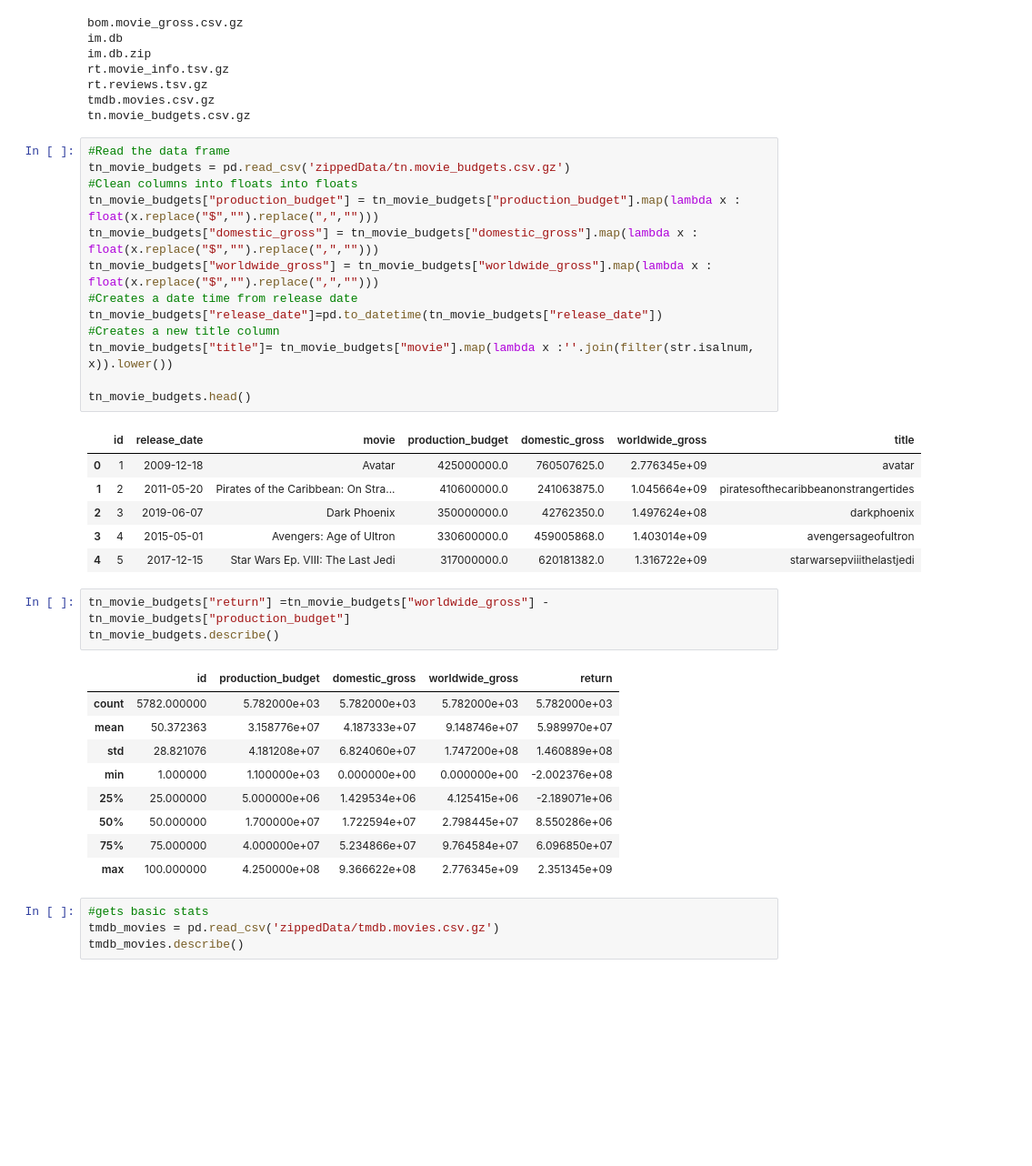
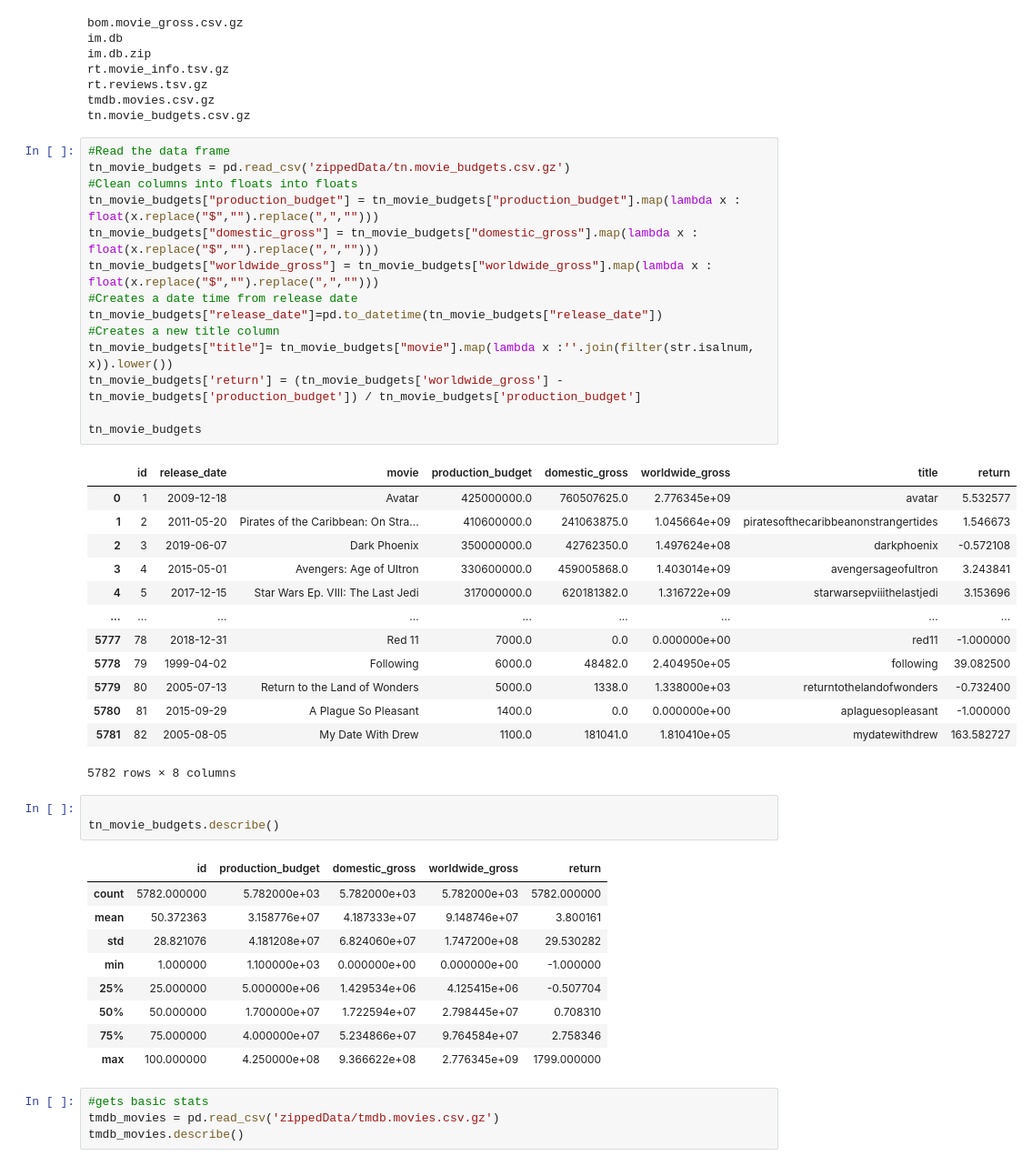
Before and after one commit to racday/ai-capstone, a Jupyter notebook: index.ipynb, the cells around one changed output. Shown at 91% size. Cells and saved outputs as stored; diff of their text form; blank space fills up the shorter version.

```diff
--- a/index.ipynb
+++ b/index.ipynb
@@ -28,36 +28,44 @@ tn.movie_budgets.csv.gz
 # %%
 #Read the data frame
 tn_movie_budgets = pd.read_csv('zippedData/tn.movie_budgets.csv.gz')
 #Clean columns into floats into floats
 tn_movie_budgets["production_budget"] = tn_movie_budgets["production_budget"].map(lambda x : float(x.replace("$","").replace(",","")))
 tn_movie_budgets["domestic_gross"] = tn_movie_budgets["domestic_gross"].map(lambda x : float(x.replace("$","").replace(",","")))
 tn_movie_budgets["worldwide_gross"] = tn_movie_budgets["worldwide_gross"].map(lambda x : float(x.replace("$","").replace(",","")))
 #Creates a date time from release date
 tn_movie_budgets["release_date"]=pd.to_datetime(tn_movie_budgets["release_date"])
 #Creates a new title column
 tn_movie_budgets["title"]= tn_movie_budgets["movie"].map(lambda x :''.join(filter(str.isalnum, x)).lower())
+tn_movie_budgets['return'] = (tn_movie_budgets['worldwide_gross'] - tn_movie_budgets['production_budget']) / tn_movie_budgets['production_budget']
 
-tn_movie_budgets.head()
+tn_movie_budgets
 # %% [output]
-|  | id | release_date | movie | production_budget | domestic_gross | worldwide_gross | title |
-| 0 | 1 | 2009-12-18 | Avatar | 425000000.0 | 760507625.0 | 2.776345e+09 | avatar |
-| 1 | 2 | 2011-05-20 | Pirates of the Caribbean: On Stra... | 410600000.0 | 241063875.0 | 1.045664e+09 | piratesofthecaribbeanonstrangertides |
-| 2 | 3 | 2019-06-07 | Dark Phoenix | 350000000.0 | 42762350.0 | 1.497624e+08 | darkphoenix |
-| 3 | 4 | 2015-05-01 | Avengers: Age of Ultron | 330600000.0 | 459005868.0 | 1.403014e+09 | avengersageofultron |
-| 4 | 5 | 2017-12-15 | Star Wars Ep. VIII: The Last Jedi | 317000000.0 | 620181382.0 | 1.316722e+09 | starwarsepviiithelastjedi |
+|  | id | release_date | movie | production_budget | domestic_gross | worldwide_gross | title | return |
+| 0 | 1 | 2009-12-18 | Avatar | 425000000.0 | 760507625.0 | 2.776345e+09 | avatar | 5.532577 |
+| 1 | 2 | 2011-05-20 | Pirates of the Caribbean: On Stra... | 410600000.0 | 241063875.0 | 1.045664e+09 | piratesofthecaribbeanonstrangertides | 1.546673 |
+| 2 | 3 | 2019-06-07 | Dark Phoenix | 350000000.0 | 42762350.0 | 1.497624e+08 | darkphoenix | -0.572108 |
+| 3 | 4 | 2015-05-01 | Avengers: Age of Ultron | 330600000.0 | 459005868.0 | 1.403014e+09 | avengersageofultron | 3.243841 |
+| 4 | 5 | 2017-12-15 | Star Wars Ep. VIII: The Last Jedi | 317000000.0 | 620181382.0 | 1.316722e+09 | starwarsepviiithelastjedi | 3.153696 |
+| ... | ... | ... | ... | ... | ... | ... | ... | ... |
+| 5777 | 78 | 2018-12-31 | Red 11 | 7000.0 | 0.0 | 0.000000e+00 | red11 | -1.000000 |
+| 5778 | 79 | 1999-04-02 | Following | 6000.0 | 48482.0 | 2.404950e+05 | following | 39.082500 |
+| 5779 | 80 | 2005-07-13 | Return to the Land of Wonders | 5000.0 | 1338.0 | 1.338000e+03 | returntothelandofwonders | -0.732400 |
+| 5780 | 81 | 2015-09-29 | A Plague So Pleasant | 1400.0 | 0.0 | 0.000000e+00 | aplaguesopleasant | -1.000000 |
+| 5781 | 82 | 2005-08-05 | My Date With Drew | 1100.0 | 181041.0 | 1.810410e+05 | mydatewithdrew | 163.582727 |
+5782 rows × 8 columns
-# %%
-tn_movie_budgets["return"] =tn_movie_budgets["worldwide_gross"] -  tn_movie_budgets["production_budget"]
-tn_movie_budgets.describe()
-# %% [output]
-|  | id | production_budget | domestic_gross | worldwide_gross | return |
-| count | 5782.000000 | 5.782000e+03 | 5.782000e+03 | 5.782000e+03 | 5.782000e+03 |
-| mean | 50.372363 | 3.158776e+07 | 4.187333e+07 | 9.148746e+07 | 5.989970e+07 |
-| std | 28.821076 | 4.181208e+07 | 6.824060e+07 | 1.747200e+08 | 1.460889e+08 |
-| min | 1.000000 | 1.100000e+03 | 0.000000e+00 | 0.000000e+00 | -2.002376e+08 |
-| 25% | 25.000000 | 5.000000e+06 | 1.429534e+06 | 4.125415e+06 | -2.189071e+06 |
-| 50% | 50.000000 | 1.700000e+07 | 1.722594e+07 | 2.798445e+07 | 8.550286e+06 |
-| 75% | 75.000000 | 4.000000e+07 | 5.234866e+07 | 9.764584e+07 | 6.096850e+07 |
-| max | 100.000000 | 4.250000e+08 | 9.366622e+08 | 2.776345e+09 | 2.351345e+09 |
+# %%
+
+tn_movie_budgets.describe()
+# %% [output]
+|  | id | production_budget | domestic_gross | worldwide_gross | return |
+| count | 5782.000000 | 5.782000e+03 | 5.782000e+03 | 5.782000e+03 | 5782.000000 |
+| mean | 50.372363 | 3.158776e+07 | 4.187333e+07 | 9.148746e+07 | 3.800161 |
+| std | 28.821076 | 4.181208e+07 | 6.824060e+07 | 1.747200e+08 | 29.530282 |
+| min | 1.000000 | 1.100000e+03 | 0.000000e+00 | 0.000000e+00 | -1.000000 |
+| 25% | 25.000000 | 5.000000e+06 | 1.429534e+06 | 4.125415e+06 | -0.507704 |
+| 50% | 50.000000 | 1.700000e+07 | 1.722594e+07 | 2.798445e+07 | 0.708310 |
+| 75% | 75.000000 | 4.000000e+07 | 5.234866e+07 | 9.764584e+07 | 2.758346 |
+| max | 100.000000 | 4.250000e+08 | 9.366622e+08 | 2.776345e+09 | 1799.000000 |
 # %%
 #gets basic stats
 tmdb_movies = pd.read_csv('zippedData/tmdb.movies.csv.gz')
```
Also changed, not shown: parts of 14 cells of this notebook.
